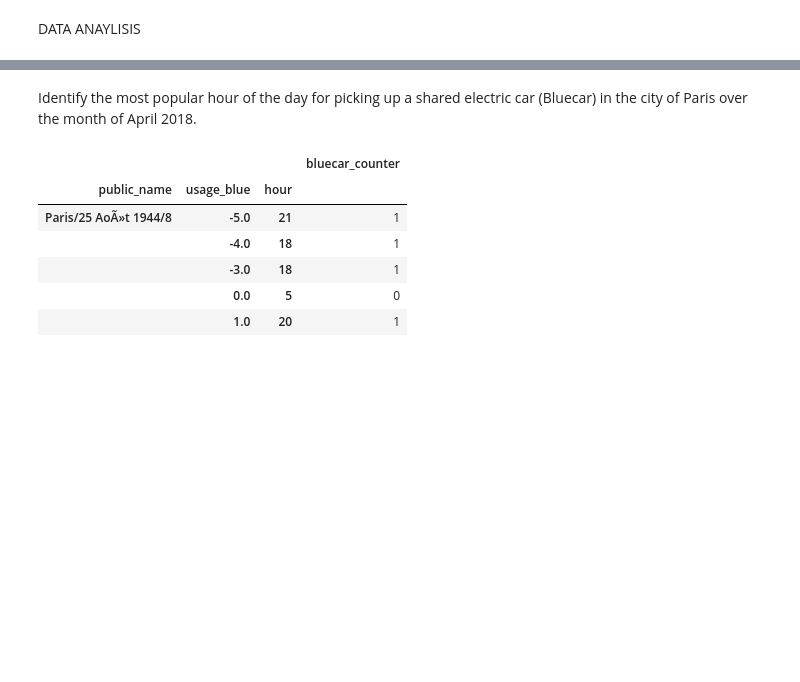
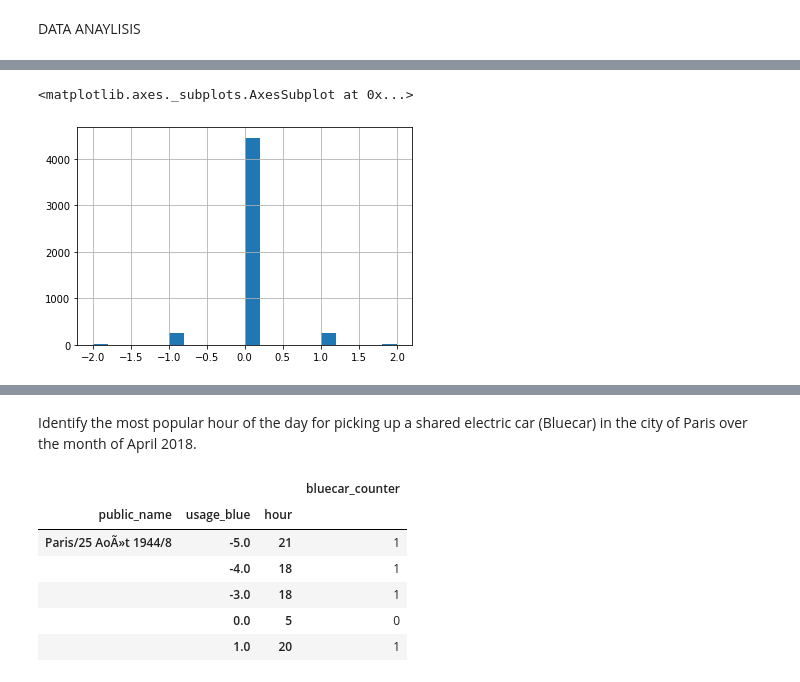
Before and after one commit to amishali/Electric-car, a Jupyter notebook: python_wk4.ipynb, the cells around one changed output, grey strips where cells are left out. Drawn from its saved outputs; the diff is of its cells as text; code cells hidden in the pictures; blank space fills up the shorter version.

```diff
--- a/python_wk4.ipynb
+++ b/python_wk4.ipynb
@@ -390,0 +392,6 @@ df.head()
+# %%
+#let use histogram to visualize the usage_utilib car
+df.usage_utilib.hist(stacked=True, bins=20)
+# %% [output]
+<matplotlib.axes._subplots.AxesSubplot at 0x...>
+[figure, added]
```
Also changed, not shown: parts of 25 cells of this notebook.
